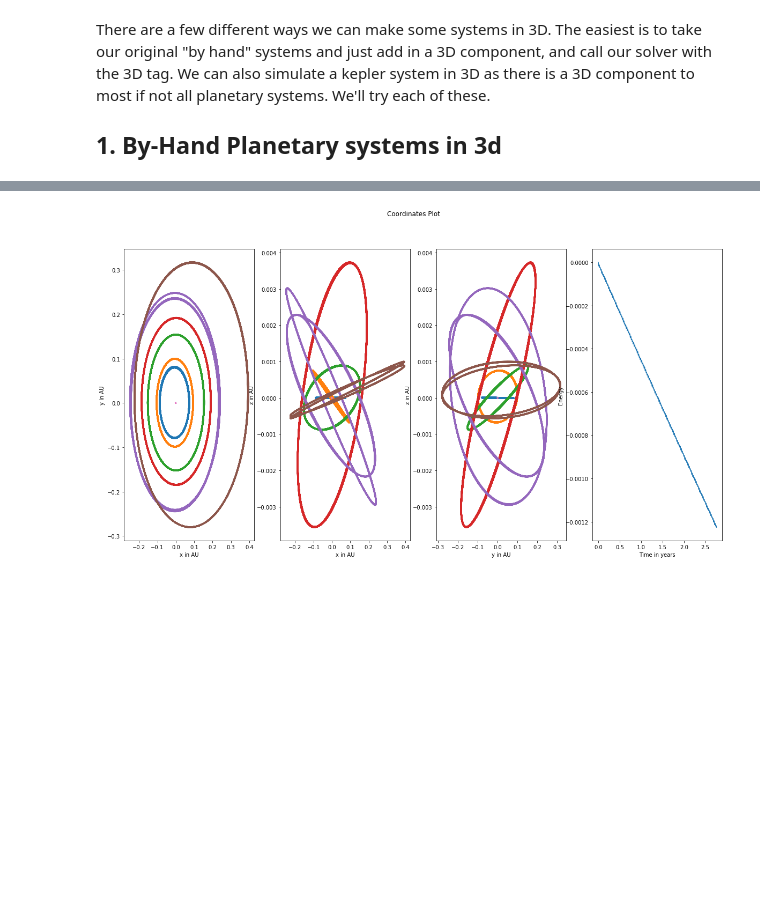
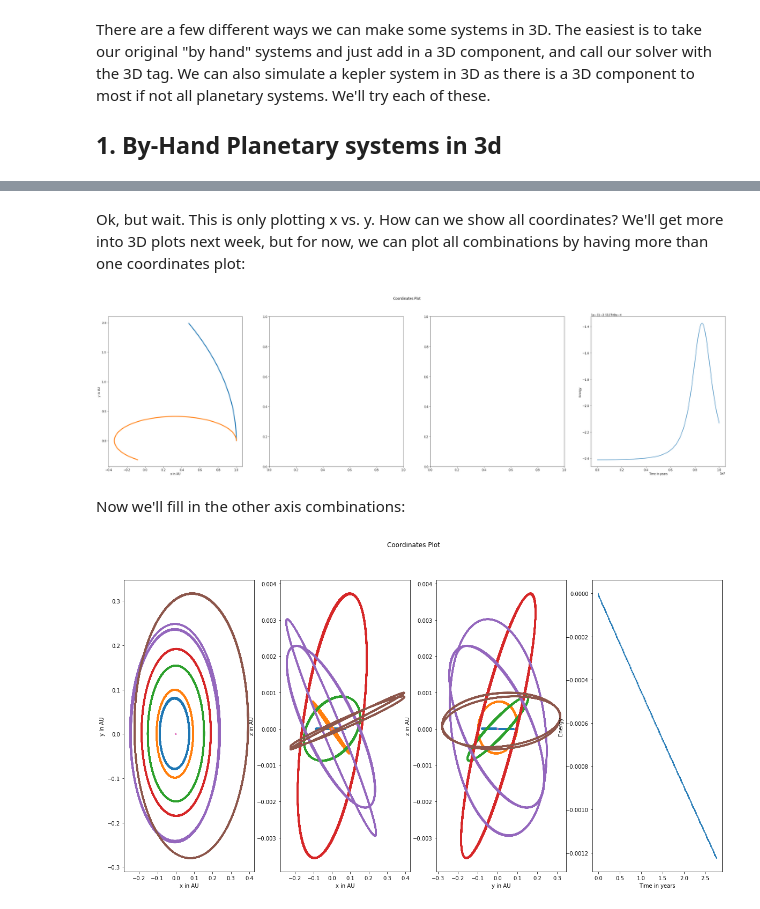
Before and after one commit to jnaiman/csci-p-14110, a Jupyter notebook: lesson05/_Part2_planetsIn3D_lesson05.ipynb, the cells around one changed output, grey strips where cells are left out. Drawn from its saved outputs; the diff is of its cells as text; code cells hidden in the pictures; blank space fills up the shorter version.

```diff
--- a/lesson05/_Part2_planetsIn3D_lesson05.ipynb
+++ b/lesson05/_Part2_planetsIn3D_lesson05.ipynb
@@ -14,0 +66,28 @@ There are a few different ways we can make some systems in 3D.  The easiest is t
+# %% [markdown]
+Ok, but wait.  This is only plotting x vs. y.  How can we show all coordinates?  We'll get more into 3D plots next week, but for now, we can plot all combinations by having more than one coordinates plot:
+# %%
+# now make 4 plots instead of 2, and make it 4x wide as tall
+fig, ax = plt.subplots(1, 4, figsize = (10*4, 10))
+fig.suptitle('Coordinates Plot')
+
+# X vs Y means 0th vs 1st coordinate axes
+# recall:
+# r_h[NUMBER OF PARTICLES, NUMBER COORDINATES (X,Y,Z), NUMBER OF TIMESTEPS]
+ax[0].set_xlabel('x in AU')
+ax[0].set_ylabel('y in AU')
+for i in range(len(planet_masses)):
+    ax[0].plot(r_h[i,0,:], r_h[i,1,:], lw=3)
+
+
+
+# make *last* plot energy
+ax[3].set_xlabel('Time in years')
+ax[3].set_ylabel('Energy')
+# re-norm energy
+ax[3].plot(t_h, e_h)
+
+plt.show()
+# %% [output]
+[figure, added]
+# %% [markdown]
+Now we'll fill in the other axis combinations:
```
Also changed, not shown: parts of 6 cells of this notebook, 22 other files.
